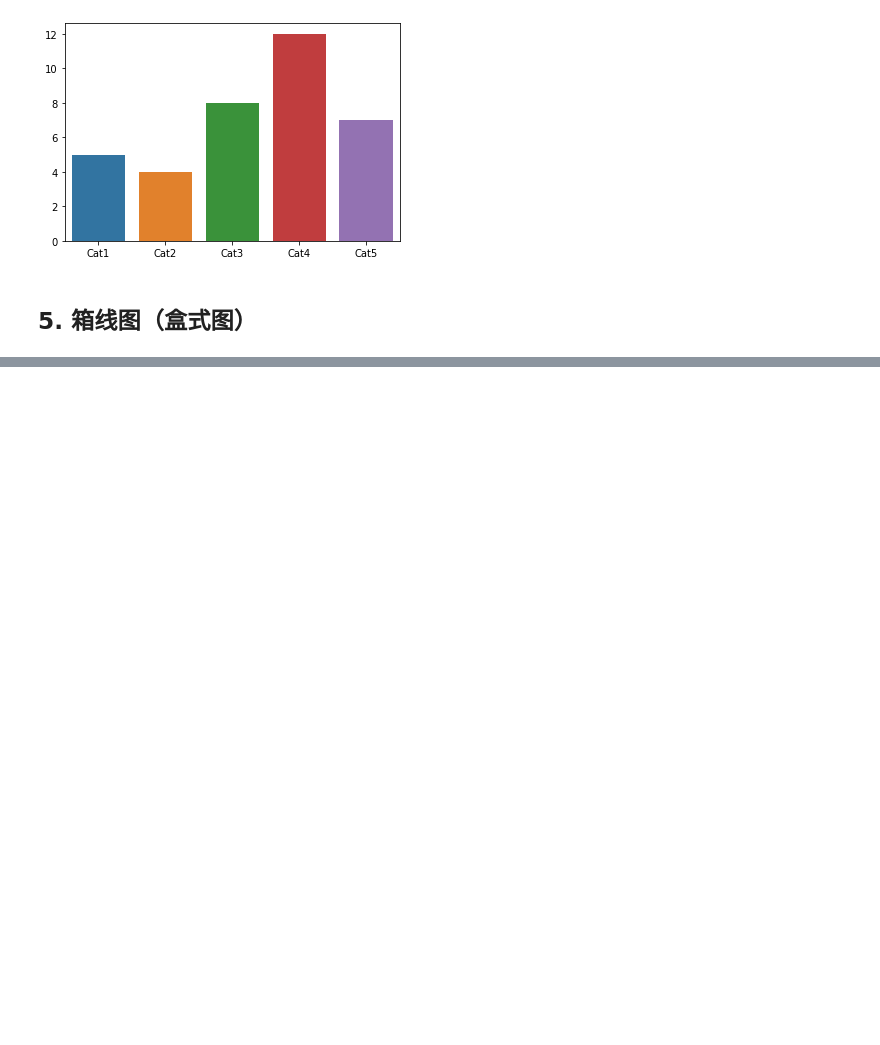
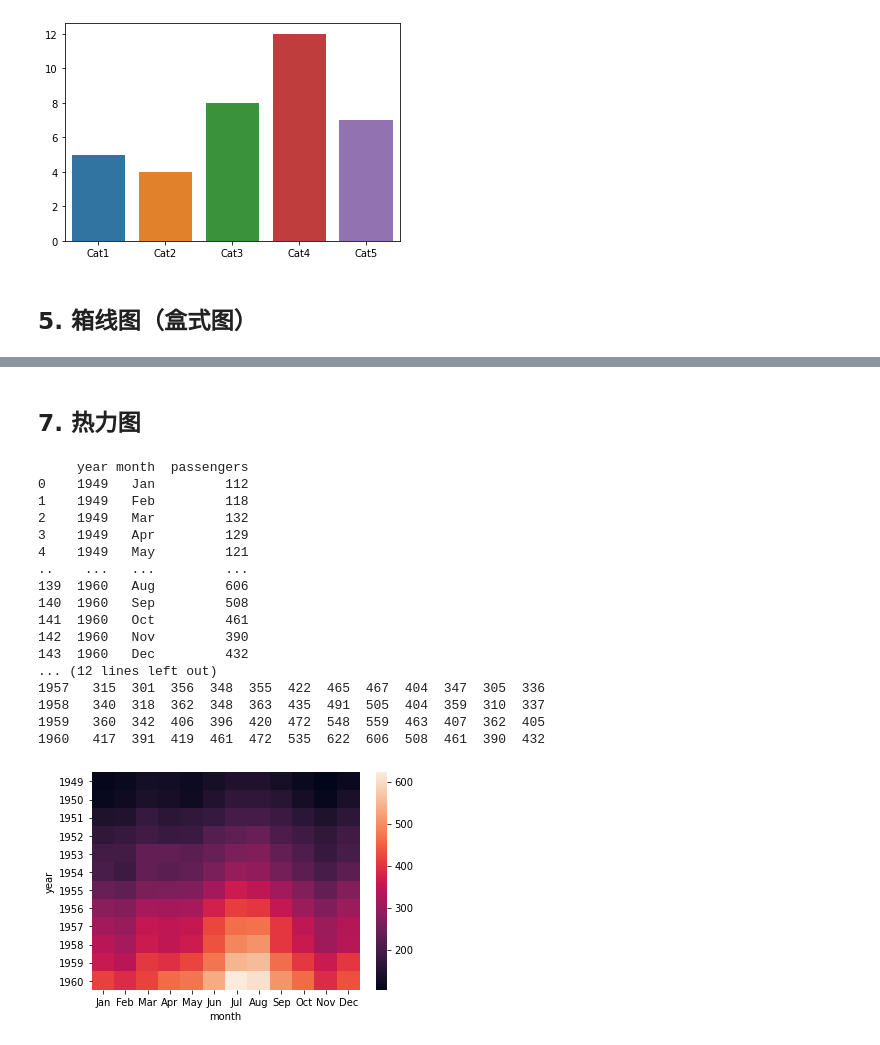
Before and after one commit to binblee/da, a Jupyter notebook: visualization/play.ipynb, the cells around one changed output, grey strips where cells are left out. Saved outputs shown, nothing was run; the diff lists cells and outputs as text; code cells hidden in the pictures; blank space fills up the shorter version.

```diff
--- a/visualization/play.ipynb
+++ b/visualization/play.ipynb
@@ -105,0 +126,28 @@ plt.show()
+# %% [markdown]
+## 7. 热力图
+# %%
+flights = sns.load_dataset('flights')
+print(flights)
+data = flights.pivot('year', 'month', 'passengers')
+print(data)
+sns.heatmap(data)
+plt.show()
+# %% [output]
+     year month  passengers
+0    1949   Jan         112
+1    1949   Feb         118
+2    1949   Mar         132
+3    1949   Apr         129
+4    1949   May         121
+..    ...   ...         ...
+139  1960   Aug         606
+140  1960   Sep         508
+141  1960   Oct         461
+142  1960   Nov         390
+143  1960   Dec         432
+... (12 lines left out)
+1957   315  301  356  348  355  422  465  467  404  347  305  336
+1958   340  318  362  348  363  435  491  505  404  359  310  337
+1959   360  342  406  396  420  472  548  559  463  407  362  405
+1960   417  391  419  461  472  535  622  606  508  461  390  432
+[figure, added]
```
Also changed, not shown: parts of 8 cells of this notebook.
